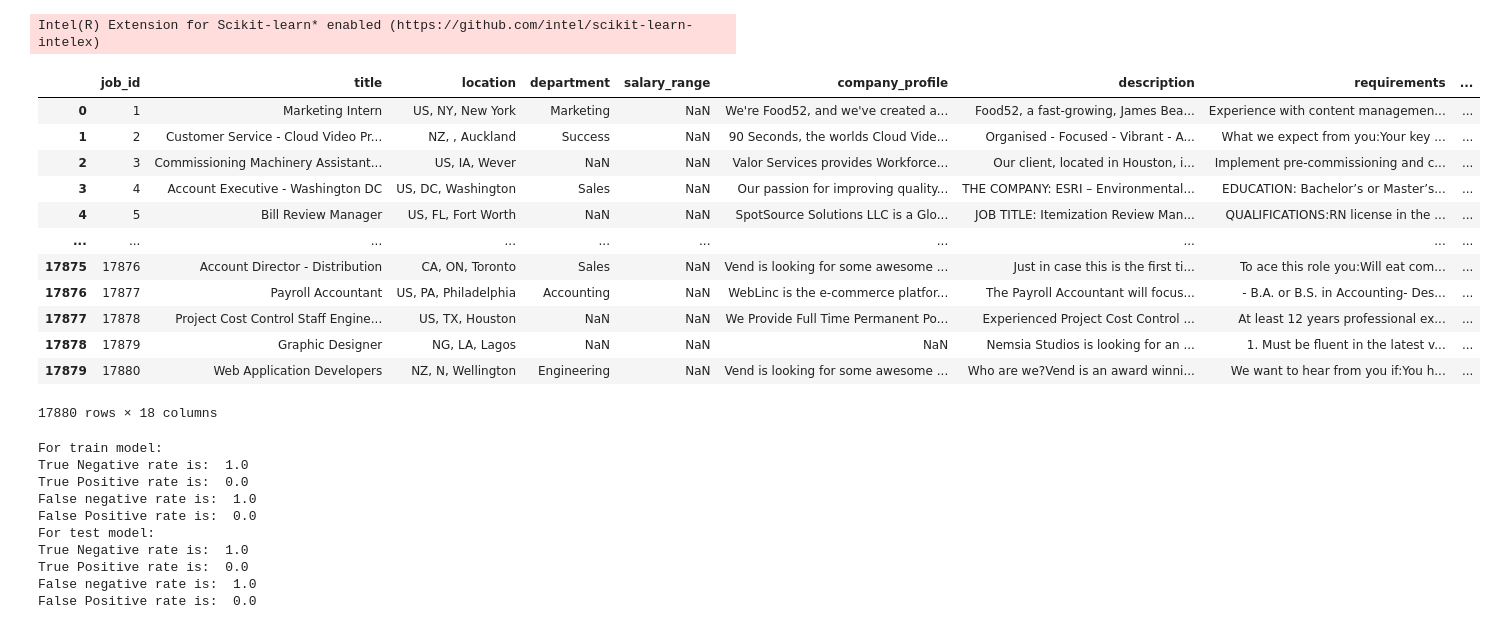
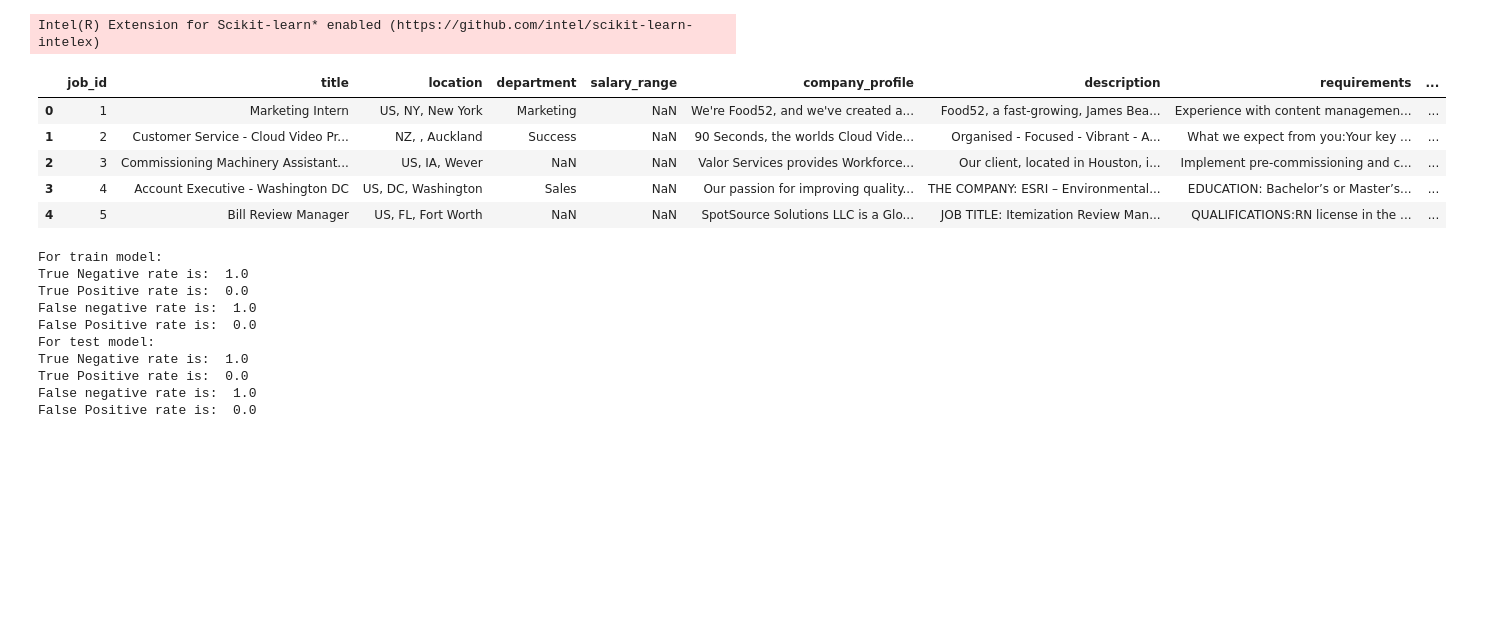
Before and after one commit to edward62740/sc1015-project, a Jupyter notebook: Random Forest.ipynb, the cells around one changed output. Cells and saved outputs as stored; diff of their text form; code cells hidden in the pictures; blank space fills up the shorter version.

```diff
--- a/Random Forest.ipynb
+++ b/Random Forest.ipynb
@@ -76,22 +76,16 @@ RANDOM_SPLIT_SEED = 11
 # %% [output]
 Intel(R) Extension for Scikit-learn* enabled (https://github.com/intel/scikit-learn-intelex)
 # %%
-data=pd.read_csv('fake_job_postings.csv')
-data
+#data=pd.read_csv('fake_job_postings.csv')
+data = pd.read_csv(PROJ_DIR + r"\sc1015-project\dataset\fake_job_postings.csv")
+data.head()
 # %% [output]
 |  | job_id | title | location | department | salary_range | company_profile | description | requirements | ... |
 | 0 | 1 | Marketing Intern | US, NY, New York | Marketing | NaN | We're Food52, and we've created a... | Food52, a fast-growing, James Bea... | Experience with content managemen... | ... |
 | 1 | 2 | Customer Service - Cloud Video Pr... | NZ, , Auckland | Success | NaN | 90 Seconds, the worlds Cloud Vide... | Organised - Focused - Vibrant - A... | What we expect from you:Your key ... | ... |
 | 2 | 3 | Commissioning Machinery Assistant... | US, IA, Wever | NaN | NaN | Valor Services provides Workforce... | Our client, located in Houston, i... | Implement pre-commissioning and c... | ... |
 | 3 | 4 | Account Executive - Washington DC | US, DC, Washington | Sales | NaN | Our passion for improving quality... | THE COMPANY: ESRI – Environmental... | EDUCATION: Bachelor’s or Master’s... | ... |
 | 4 | 5 | Bill Review Manager | US, FL, Fort Worth | NaN | NaN | SpotSource Solutions LLC is a Glo... | JOB TITLE: Itemization Review Man... | QUALIFICATIONS:RN license in the ... | ... |
-| ... | ... | ... | ... | ... | ... | ... | ... | ... | ... |
-| 17875 | 17876 | Account Director - Distribution | CA, ON, Toronto | Sales | NaN | Vend is looking for some awesome ... | Just in case this is the first ti... | To ace this role you:Will eat com... | ... |
-| 17876 | 17877 | Payroll Accountant | US, PA, Philadelphia | Accounting | NaN | WebLinc is the e-commerce platfor... | The Payroll Accountant will focus... | - B.A. or B.S. in Accounting- Des... | ... |
-| 17877 | 17878 | Project Cost Control Staff Engine... | US, TX, Houston | NaN | NaN | We Provide Full Time Permanent Po... | Experienced Project Cost Control ... | At least 12 years professional ex... | ... |
-| 17878 | 17879 | Graphic Designer | NG, LA, Lagos | NaN | NaN | NaN | Nemsia Studios is looking for an ... | 1. Must be fluent in the latest v... | ... |
-| 17879 | 17880 | Web Application Developers | NZ, N, Wellington | Engineering | NaN | Vend is looking for some awesome ... | Who are we?Vend is an award winni... | We want to hear from you if:You h... | ... |
-17880 rows × 18 columns
 # %%
 from sklearn.tree import DecisionTreeClassifier
 from sklearn.model_selection import train_test_split
```
Also changed, not shown: parts of 6 cells of this notebook.
